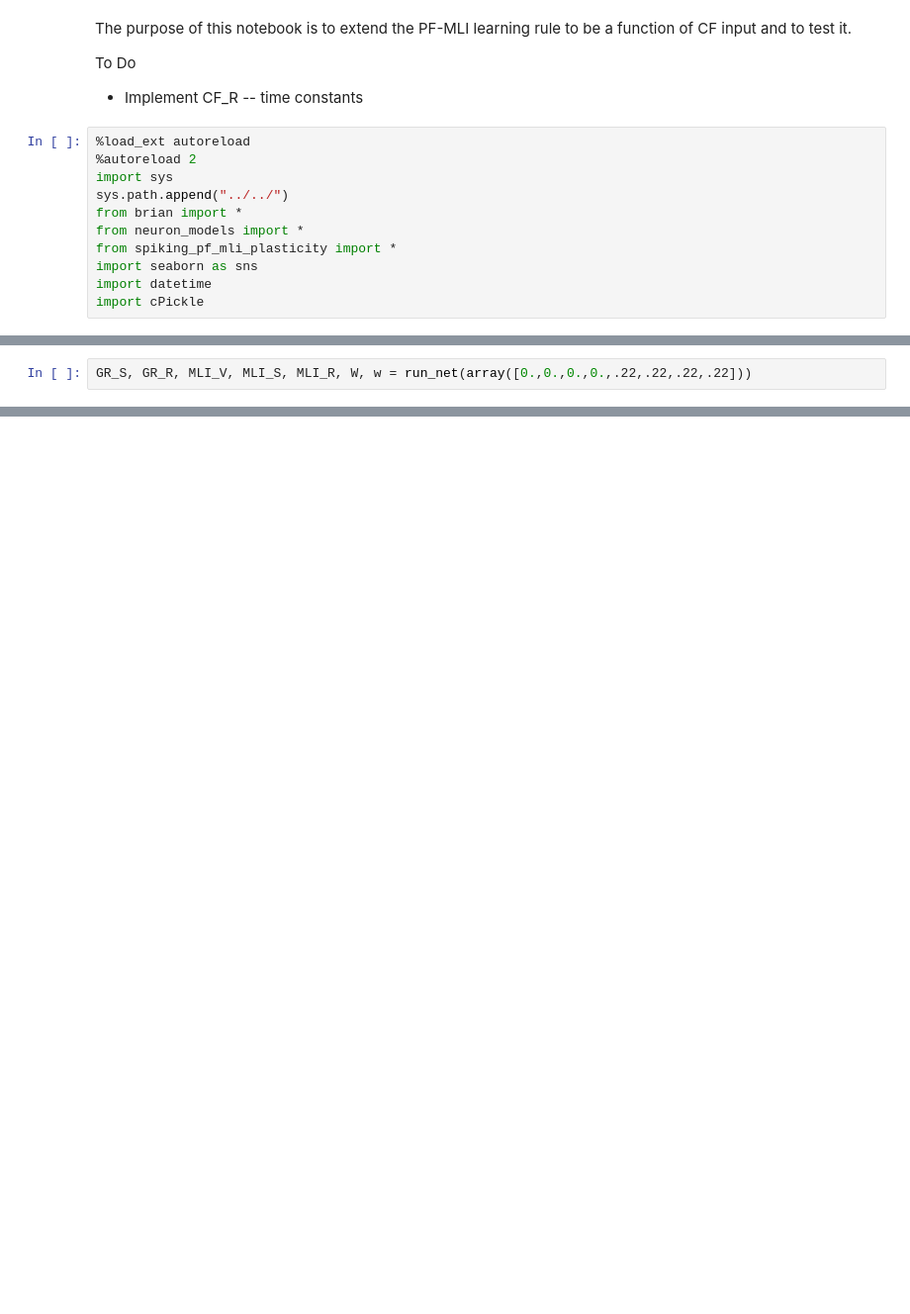
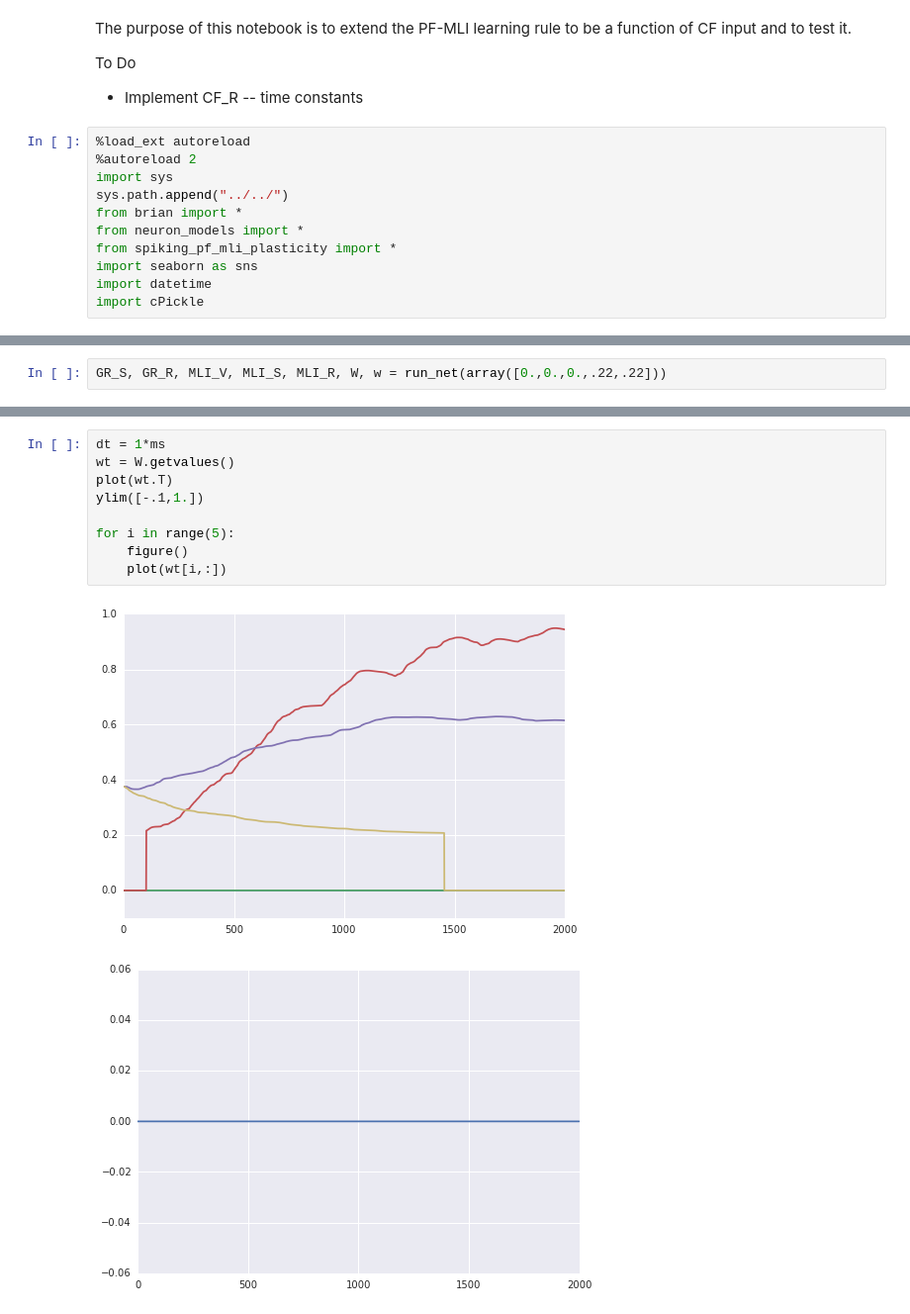
Before and after one commit to blennon/research, a Jupyter notebook: spiking_pf_mli_plasticity/notebooks/PF_CF_MLI_dev.ipynb, the cells around one changed output, grey strips where cells are left out. Shown at 99% size. Saved outputs shown, nothing was run; the diff lists cells and outputs as text; blank space fills up the shorter version.

```diff
--- a/spiking_pf_mli_plasticity/notebooks/PF_CF_MLI_dev.ipynb
+++ b/spiking_pf_mli_plasticity/notebooks/PF_CF_MLI_dev.ipynb
@@ -206,2 +61,2 @@ def run_net(initial_weights):
 # %%
-GR_S, GR_R, MLI_V, MLI_S, MLI_R, W, w = run_net(array([0.,0.,0.,0.,.22,.22,.22,.22]))
+GR_S, GR_R, MLI_V, MLI_S, MLI_R, W, w = run_net(array([0.,0.,0.,.22,.22]))
@@ -253,0 +70,12 @@ plot(wt.T)
+# %%
+dt = 1*ms
+wt = W.getvalues()
+plot(wt.T)
+ylim([-.1,1.])
+
+for i in range(5):
+    figure()
+    plot(wt[i,:])
+# %% [output]
+[figure, added]
+[figure, added]
```
Also changed, not shown: parts of 11 cells of this notebook, 1 other file.
